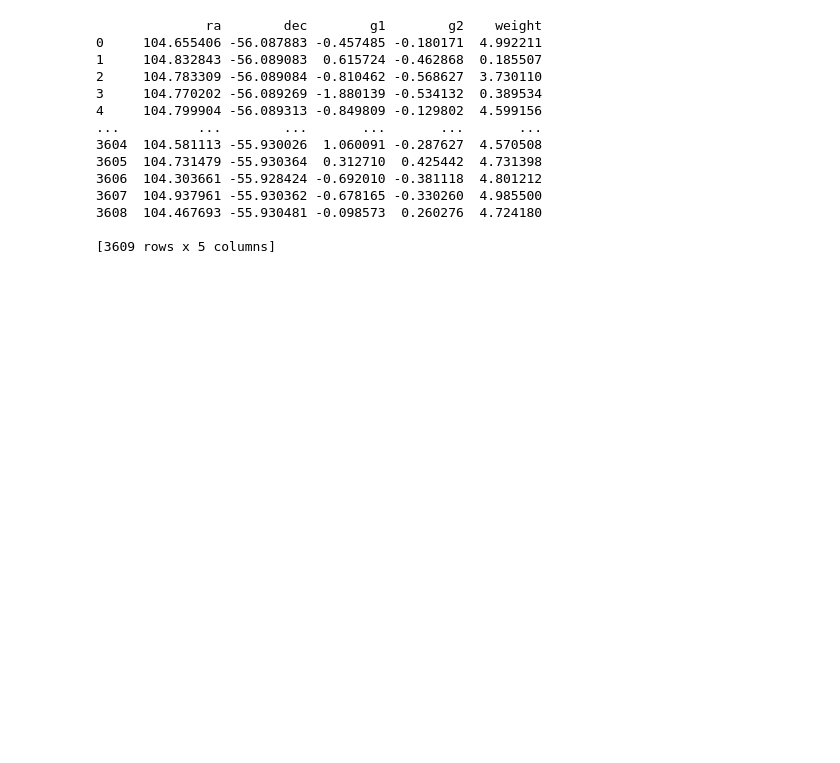
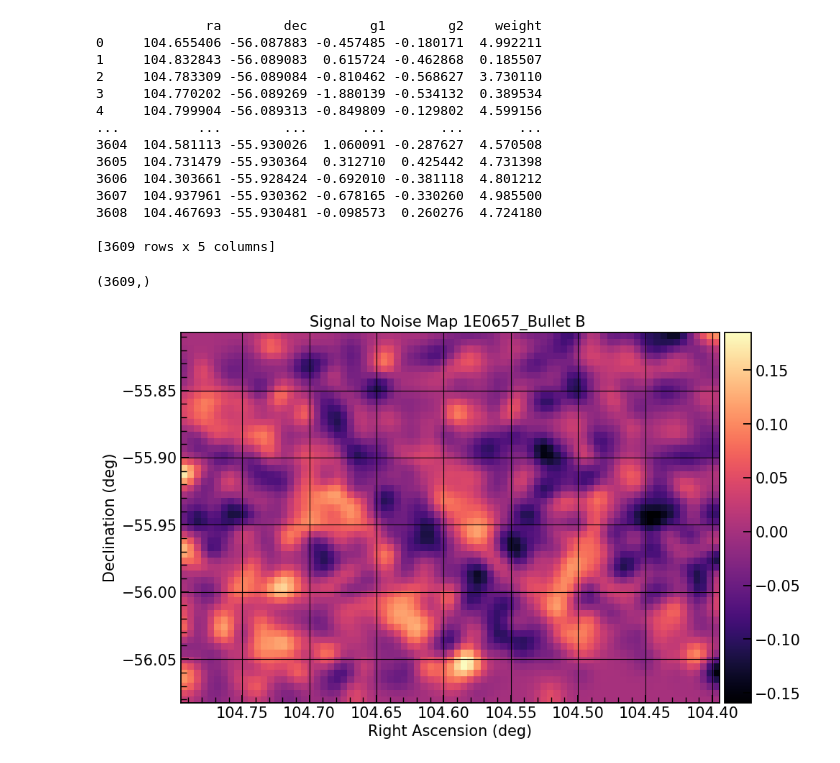
Before and after one commit to GeorgeVassilakis/SMPy, a Jupyter notebook: notebooks/scratch/shuffle_v2.ipynb, the cells around one changed output. Saved outputs shown, nothing was run; the diff lists cells and outputs as text; code cells hidden in the pictures; blank space fills up the shorter version.

```diff
--- a/notebooks/scratch/shuffle_v2.ipynb
+++ b/notebooks/scratch/shuffle_v2.ipynb
@@ -332,6 +332,14 @@ first_df = shuffled_dfs[0]
 boundaries = calculate_field_boundaries(shear_df['ra'], shear_df['dec'], config['resolution'])
 #for shear_df in shuffled_dfs:
     #print(shear_df.head())
+# %%
+shear_df["g1"].shape
+# %% [output]
+(3609,)
+# %%
+plot_convergence_v2(g2map_og, boundaries, config)
+# %% [output]
+[figure, added]
 # %%
 g1_g2_map_list = shear_grids_for_shuffled_dfs(shuffled_dfs)
 # %%
```
Also changed, not shown: parts of 12 cells of this notebook, 1 other file.
